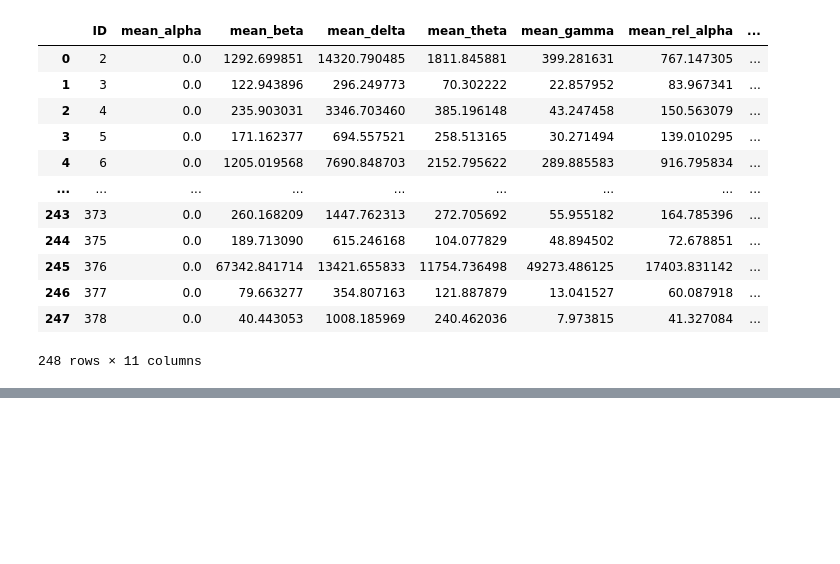
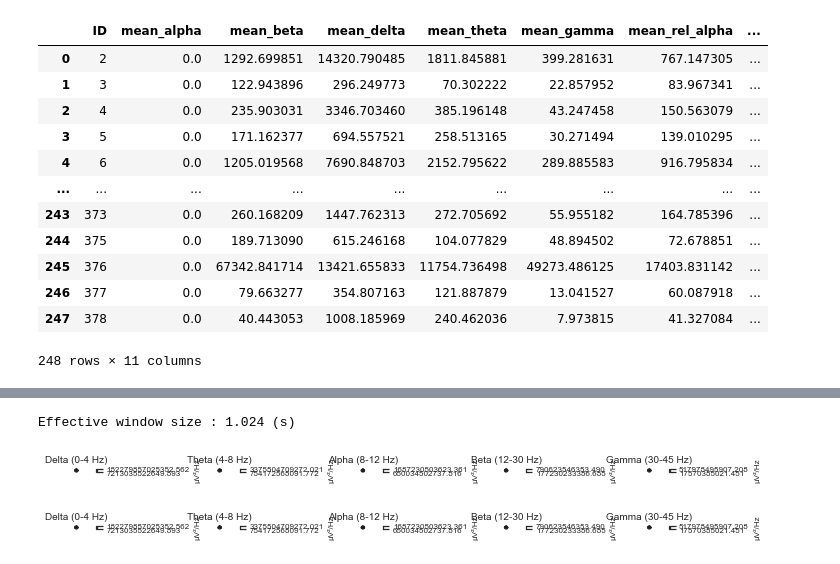
Before and after one commit to elifozkn/EEG-Burst-Suppression-Analysis, a Jupyter notebook: EEG-BS.ipynb, the cells around one changed output, grey strips where cells are left out. Cells and saved outputs as stored; diff of their text form; code cells hidden in the pictures; blank space fills up the shorter version.

```diff
--- a/EEG-BS.ipynb
+++ b/EEG-BS.ipynb
@@ -354,0 +371,6 @@ plot_spectrum_methods(eeg_india[2].get_data()[2], 250, 4, band=[12,30], dB=False
+# %%
+eeg_india[16].compute_psd().plot_topomap()
+# %% [output]
+Effective window size : 1.024 (s)
+[figure, added]
+[figure, added]
```
Also changed, not shown: parts of 14 cells of this notebook, 9 other files.
